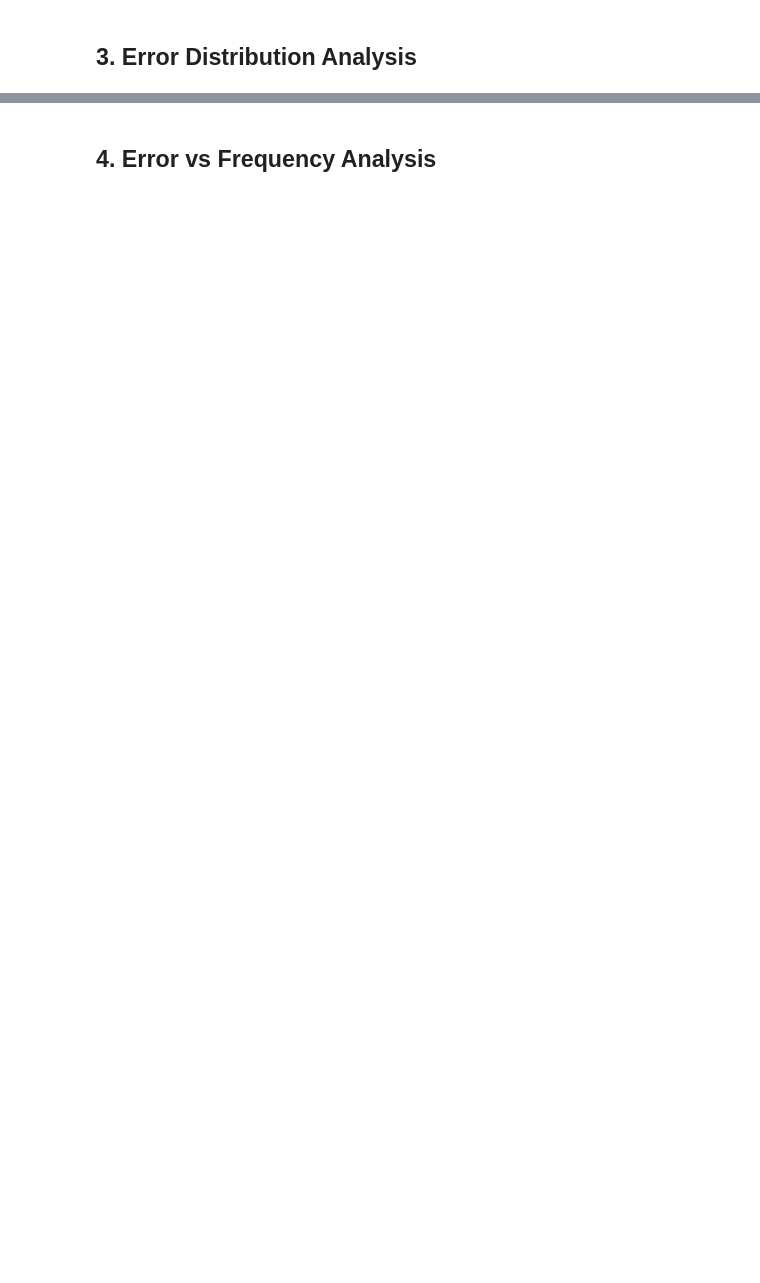
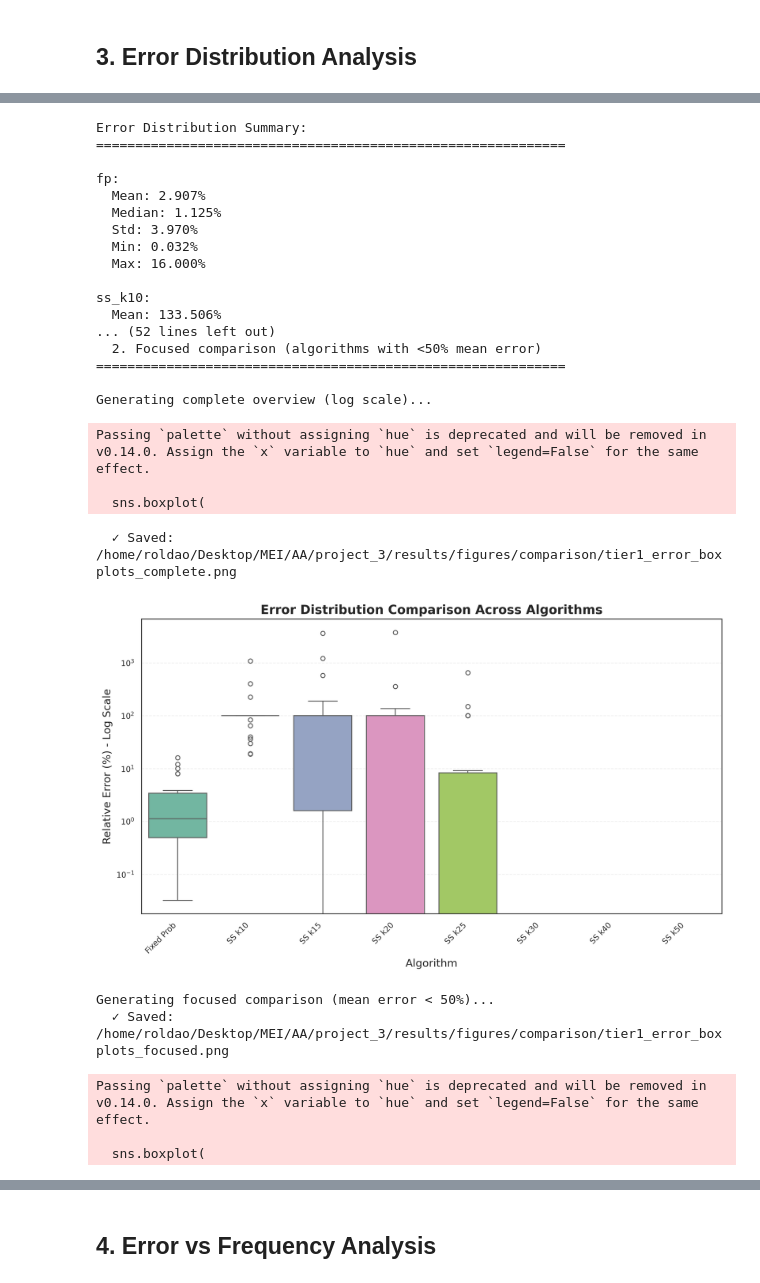
Before and after one commit to roldao04/AA, a Jupyter notebook: project_3/notebooks/05_comprehensive_comparison.ipynb, the cells around one changed output, grey strips where cells are left out. Cells and saved outputs as stored; diff of their text form; code cells hidden in the pictures; blank space fills up the shorter version.

```diff
--- a/project_3/notebooks/05_comprehensive_comparison.ipynb
+++ b/project_3/notebooks/05_comprehensive_comparison.ipynb
@@ -120,23 +170,81 @@ display(cross_errors.head(10))
 # %%
 # Box plots of error distributions
-algorithms_to_plot = ['fp', 'ss_k10', 'ss_k20', 'ss_k30', 'ss_k40', 'ss_k50']
 
-fig = visualization.plot_error_boxplots(
-    cross_errors,
-    algorithms=algorithms_to_plot,
-    output_dir=FIGURES_COMPARISON_PATH,
-    filename='tier1_error_boxplots.png'
-)
-plt.show()
+# Define algorithms
+all_algorithms = ['fp', 'ss_k10', 'ss_k15', 'ss_k20', 'ss_k25', 'ss_k30', 'ss_k40', 'ss_k50']
+focused_algorithms = ['fp', 'ss_k25', 'ss_k30', 'ss_k40', 'ss_k50']
 
-# Print summary statistics
-print("\nError Distribution Summary:")
-for alg in algorithms_to_plot:
+# Print summary statistics for all algorithms
+print("Error Distribution Summary:")
+print("="*60)
+for alg in all_algorithms:
     if f'{alg}_rel_error' in cross_errors.columns:
         errors = cross_errors[f'{alg}_rel_error'].dropna() * 100
         print(f"\n{alg}:")
         print(f"  Mean: {errors.mean():.3f}%")
         print(f"  Median: {errors.median():.3f}%")
         print(f"  Std: {errors.std():.3f}%")
         print(f"  Min: {errors.min():.3f}%")
         print(f"  Max: {errors.max():.3f}%")
+
+print("\n" + "="*60)
+print("VISUALIZATION NOTE:")
+print("Due to extreme error variations (k=10: 200%, k=15: 381%), ")
+print("we create two plots for better readability:")
+print("  1. Complete overview (all algorithms, log scale)")
+print("  2. Focused comparison (algorithms with <50% mean error)")
+print("="*60)
+
+# Plot 1: Complete overview with log scale
+print("\nGenerating complete overview (log scale)...")
+fig = visualization.plot_error_boxplots(
+    cross_errors,
+    algorithms=all_algorithms,
+    output_dir=FIGURES_COMPARISON_PATH,
+    filename='tier1_error_boxplots_complete.png',
+    use_log_scale=True
+)
+plt.show()
+
+# Plot 2: Focused comparison (exclude poorly performing algorithms)
+print("\nGenerating focused comparison (mean error < 50%)...")
+fig = visualization.plot_error_boxplots(
+    cross_errors,
+    algorithms=all_algorithms,
+    output_dir=FIGURES_COMPARISON_PATH,
+    filename='tier1_error_boxplots_focused.png',
+    max_error_threshold=50
+)
+plt.show()
+
+print("\n✓ Both error distribution plots generated")
+print("  Complete plot shows full performance spectrum")
+print("  Focused plot enables detailed comparison of good performers")
+# %% [output]
+Error Distribution Summary:
+============================================================
+
+fp:
+  Mean: 2.907%
+  Median: 1.125%
+  Std: 3.970%
+  Min: 0.032%
+  Max: 16.000%
+
+ss_k10:
+  Mean: 133.506%
+... (52 lines left out)
+  2. Focused comparison (algorithms with <50% mean error)
+============================================================
+
+Generating complete overview (log scale)...
+Passing `palette` without assigning `hue` is deprecated and will be removed in v0.14.0. Assign the `x` variable to `hue` and set `legend=False` for the same effect.
+
+  sns.boxplot(
+  ✓ Saved: /home/roldao/Desktop/MEI/AA/project_3/results/figures/comparison/tier1_error_boxplots_complete.png
+[figure, added]
+Generating focused comparison (mean error < 50%)...
+  ✓ Saved: /home/roldao/Desktop/MEI/AA/project_3/results/figures/comparison/tier1_error_boxplots_focused.png
+Passing `palette` without assigning `hue` is deprecated and will be removed in v0.14.0. Assign the `x` variable to `hue` and set `legend=False` for the same effect.
+
+  sns.boxplot(
```
Also changed, not shown: parts of 14 cells of this notebook, 25 other files.
